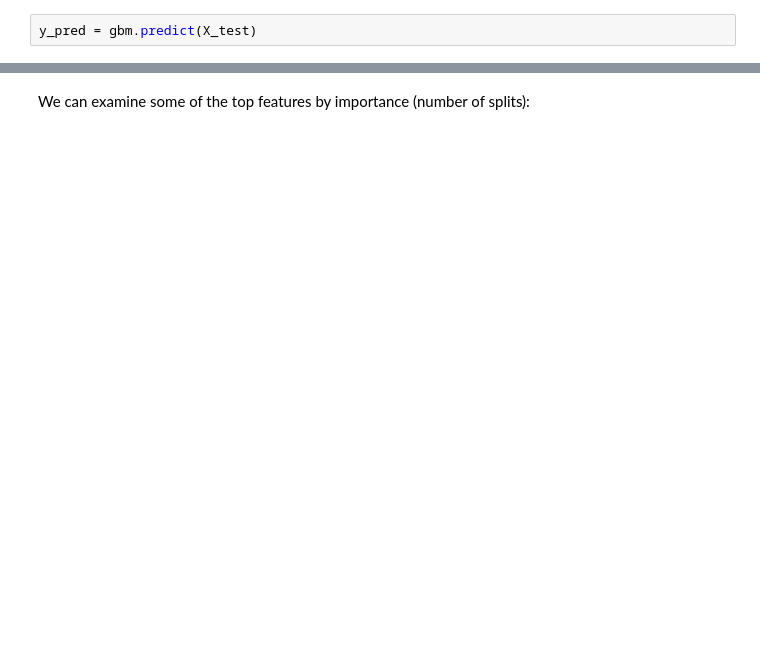
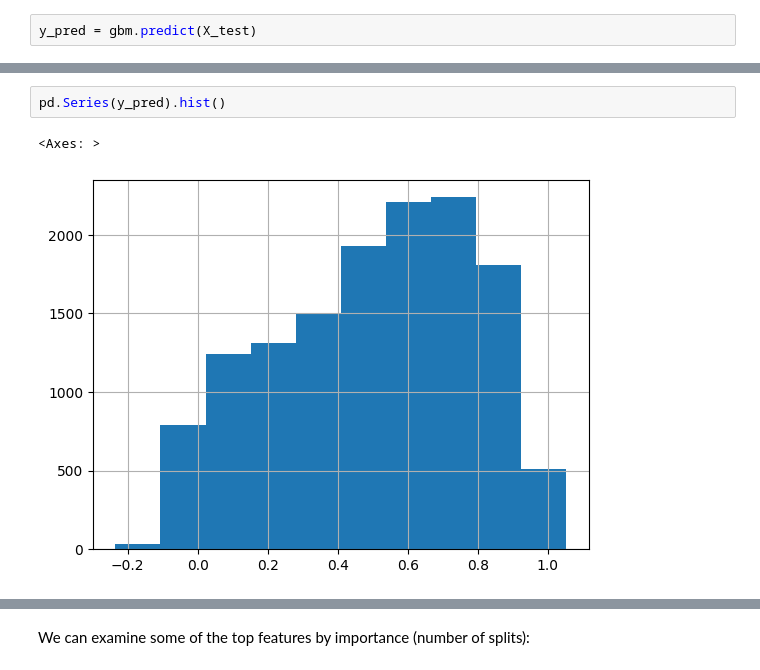
Before and after one commit to Osherz5/cdc_diabetes, a Jupyter notebook: Analysis.ipynb, the cells around one changed output, grey strips where cells are left out. Saved outputs shown, nothing was run; the diff lists cells and outputs as text; blank space fills up the shorter version.

```diff
--- a/Analysis.ipynb
+++ b/Analysis.ipynb
@@ -661,3 +675,8 @@ plt.title("ROC Curve");
+# %%
+pd.Series(y_pred).hist()
+# %% [output]
+<Axes: >
+[figure, added]
 # %%
 print(confusion_matrix(y_test, y_pred>0.5))
 best_gbm_acc = accuracy_score(y_test, y_pred>0.5)
```
Also changed, not shown: parts of 17 cells of this notebook.
